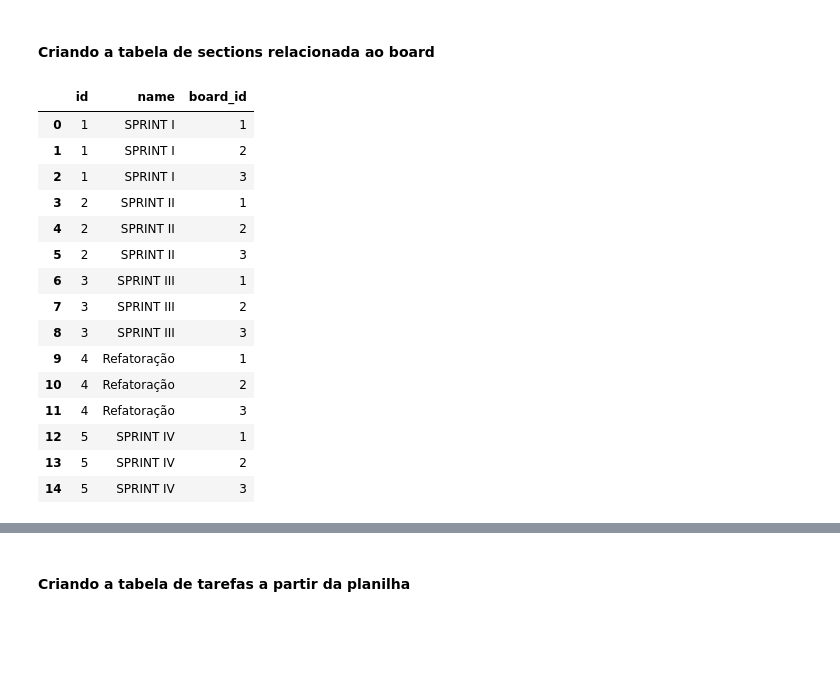
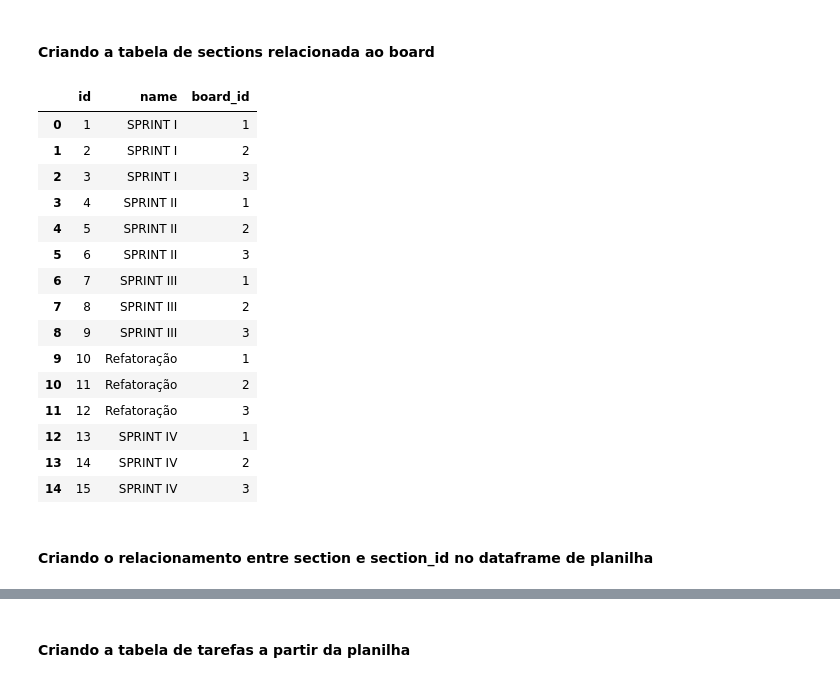
Before and after one commit to sptech-eventify/database-files, a Jupyter notebook: notebooks/migration.ipynb, the cells around one changed output, grey strips where cells are left out. Cells and saved outputs as stored; diff of their text form; code cells hidden in the pictures; blank space fills up the shorter version.

```diff
--- a/notebooks/migration.ipynb
+++ b/notebooks/migration.ipynb
@@ -70,26 +69,41 @@ df_planilha.head()
 for index, row in df_planilha.iterrows():
     if "Back-end" in row["Nome do Bucket"]:
         df_planilha.at[index, "board"] = "Back-end"
-    elif "Rest-API" in row["Nome do Bucket"]:
+
+    if "Rest-API" in row["Nome do Bucket"]:
         df_planilha.at[index, "board"] = "Back-end"
-    elif "Front-end" in row["Nome do Bucket"]:
+
+    if "Back-End" in row["Nome do Bucket"]:
+        df_planilha.at[index, "board"] = "Back-end"
+
+    if "Front-end" in row["Nome do Bucket"]:
         df_planilha.at[index, "board"] = "Front-end"
-    elif "Web-App" in row["Nome do Bucket"]:
+
+    if "Web-App" in row["Nome do Bucket"]:
         df_planilha.at[index, "board"] = "Front-end"
-    elif "Teórico" in row["Nome do Bucket"]:
-        df_planilha.at[index, "board"] = "Teórico e Outras"
-    else:
-        df_planilha.at[index, "section"] = "Teórico e Outras"
+
+    if "Front-End" in row["Nome do Bucket"]:
+        df_planilha.at[index, "board"] = "Front-end"
+
+    if "Teórico" in row["Nome do Bucket"]:
+        df_planilha.at[index, "board"] = "Teórico e Outros"
+
+    if "Infra" in row["Nome do Bucket"]:
+        df_planilha.at[index, "board"] = "Teórico e Outros"
 
     if "SPRINT IV" in row["Nome do Bucket"]:
         df_planilha.at[index, "section"] = "SPRINT IV"
-    elif "SPRINT III" in row["Nome do Bucket"]:
+
+    if "SPRINT III" in row["Nome do Bucket"]:
         df_planilha.at[index, "section"] = "SPRINT III"
-    elif "SPRINT II" in row["Nome do Bucket"]:
+
+    if "SPRINT II" in row["Nome do Bucket"]:
         df_planilha.at[index, "section"] = "SPRINT II"
-    elif "SPRINT I" in row["Nome do Bucket"]:
+
+    if "SPRINT I" in row["Nome do Bucket"]:
         df_planilha.at[index, "section"] = "SPRINT I"
-    elif "Refatoração" in row["Nome do Bucket"]:
+
+    if "Refatoração" in row["Nome do Bucket"]:
         df_planilha.at[index, "section"] = "Refatoração"
 
 df_planilha.head()
@@ -247,29 +244,30 @@ df_sections_ordenados.head()
 # %% [markdown]
 #### Criando a tabela de sections relacionada ao board
 # %%
-# Para cada registro de df_sections_ordenados, pegar todos os ids de df_boards e criar uma ocorrência dentro de um novo dataframe chamado df_sections
-
 df_sections = pd.DataFrame(columns=['id', 'name', 'board_id'])
 
 for index, row in df_sections_ordenados.iterrows():
     for index2, row2 in df_boards.iterrows():
         df_sections = pd.concat([df_sections, pd.DataFrame({"id": row["id"], "name": row["name"], "board_id": row2["id"]}, index=[0])], ignore_index=True)
 
+df_sections["id"] = df_sections.index + 1
 df_sections.head(20)
 # %% [output]
 |  | id | name | board_id |
 | 0 | 1 | SPRINT I | 1 |
-| 1 | 1 | SPRINT I | 2 |
-| 2 | 1 | SPRINT I | 3 |
-| 3 | 2 | SPRINT II | 1 |
-| 4 | 2 | SPRINT II | 2 |
-| 5 | 2 | SPRINT II | 3 |
-| 6 | 3 | SPRINT III | 1 |
-| 7 | 3 | SPRINT III | 2 |
-| 8 | 3 | SPRINT III | 3 |
-| 9 | 4 | Refatoração | 1 |
-| 10 | 4 | Refatoração | 2 |
-| 11 | 4 | Refatoração | 3 |
-| 12 | 5 | SPRINT IV | 1 |
-| 13 | 5 | SPRINT IV | 2 |
-| 14 | 5 | SPRINT IV | 3 |
+| 1 | 2 | SPRINT I | 2 |
+| 2 | 3 | SPRINT I | 3 |
+| 3 | 4 | SPRINT II | 1 |
+| 4 | 5 | SPRINT II | 2 |
+| 5 | 6 | SPRINT II | 3 |
+| 6 | 7 | SPRINT III | 1 |
+| 7 | 8 | SPRINT III | 2 |
+| 8 | 9 | SPRINT III | 3 |
+| 9 | 10 | Refatoração | 1 |
+| 10 | 11 | Refatoração | 2 |
+| 11 | 12 | Refatoração | 3 |
+| 12 | 13 | SPRINT IV | 1 |
+| 13 | 14 | SPRINT IV | 2 |
+| 14 | 15 | SPRINT IV | 3 |
+# %% [markdown]
+#### Criando o relacionamento entre section e section_id no dataframe de planilha
```
Also changed, not shown: parts of 10 cells of this notebook.
